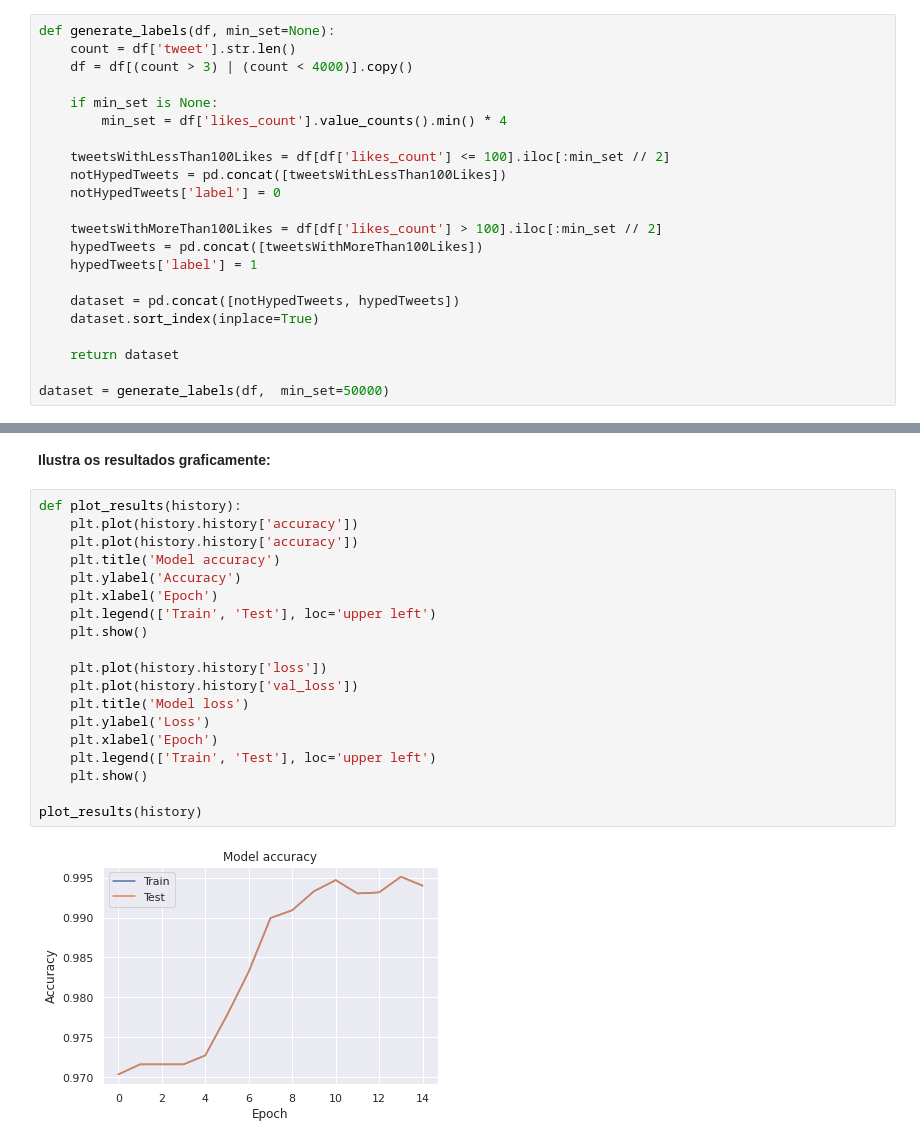
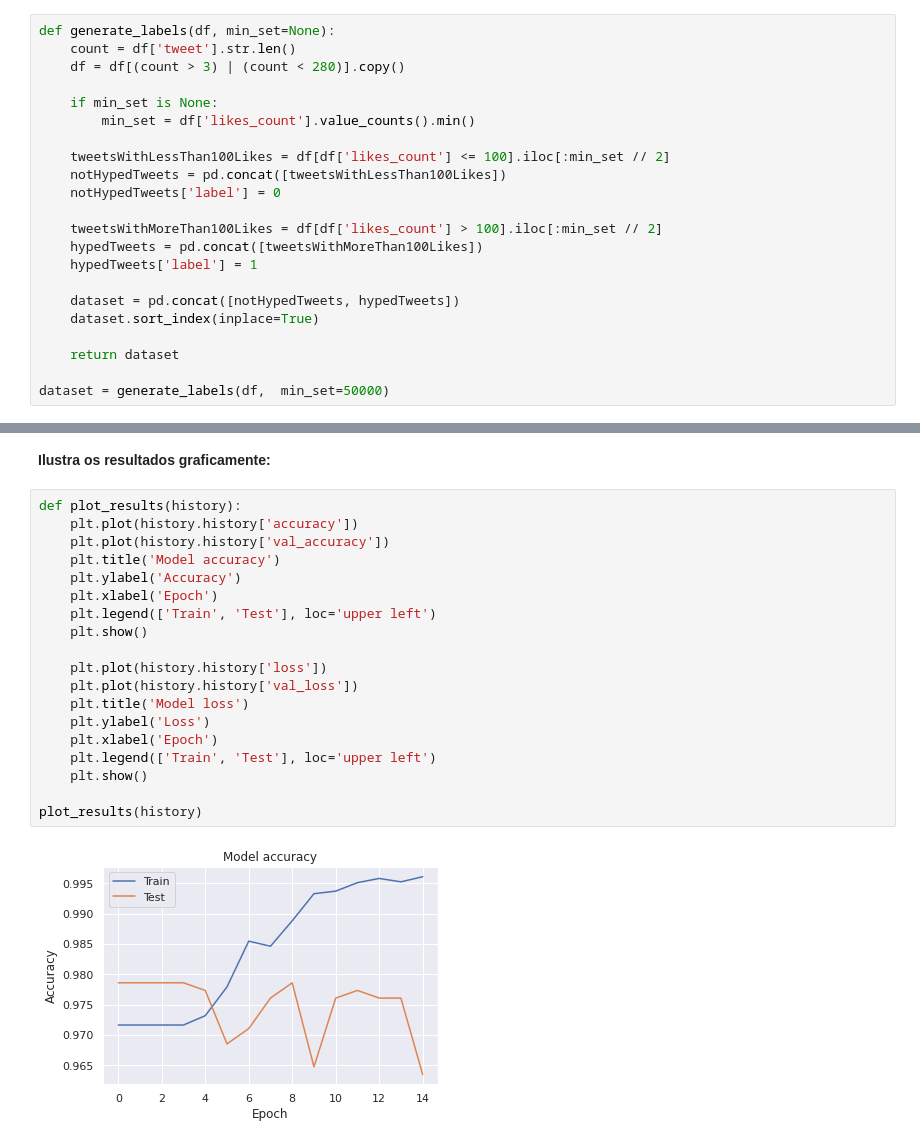
Before and after one commit to leohas/ai-project, a Jupyter notebook: Predição_de_relevância_de_tweets_sobre_o_resultado_do_julgamento_de_Johnny_Depp_x_Amber_Heard.ipynb, the cells around one changed output, grey strips where cells are left out. Drawn from its saved outputs; the diff is of its cells as text.

```diff
--- a/Predição_de_relevância_de_tweets_sobre_o_resultado_do_julgamento_de_Johnny_Depp_x_Amber_Heard.ipynb
+++ b/Predição_de_relevância_de_tweets_sobre_o_resultado_do_julgamento_de_Johnny_Depp_x_Amber_Heard.ipynb
@@ -107,10 +107,10 @@ plot(df[:50])
 # %%
 def generate_labels(df, min_set=None):
     count = df['tweet'].str.len()
-    df = df[(count > 3) | (count < 4000)].copy()
+    df = df[(count > 3) | (count < 280)].copy()
 
     if min_set is None:
-        min_set = df['likes_count'].value_counts().min() * 4
+        min_set = df['likes_count'].value_counts().min()
 
     tweetsWithLessThan100Likes = df[df['likes_count'] <= 100].iloc[:min_set // 2]
     notHypedTweets = pd.concat([tweetsWithLessThan100Likes])
@@ -392,21 +370,21 @@ Wall time: 41.8 s
 # %%
 def plot_results(history):
     plt.plot(history.history['accuracy'])
-    plt.plot(history.history['accuracy'])
+    plt.plot(history.history['val_accuracy'])
     plt.title('Model accuracy')
     plt.ylabel('Accuracy')
     plt.xlabel('Epoch')
     plt.legend(['Train', 'Test'], loc='upper left')
     plt.show()
 
     plt.plot(history.history['loss'])
     plt.plot(history.history['val_loss'])
     plt.title('Model loss')
     plt.ylabel('Loss')
     plt.xlabel('Epoch')
     plt.legend(['Train', 'Test'], loc='upper left')
     plt.show()
 
 plot_results(history)
 # %% [output]
-[figure, old version]
+[figure, new version]
```
Also changed, not shown: parts of 10 cells of this notebook.
